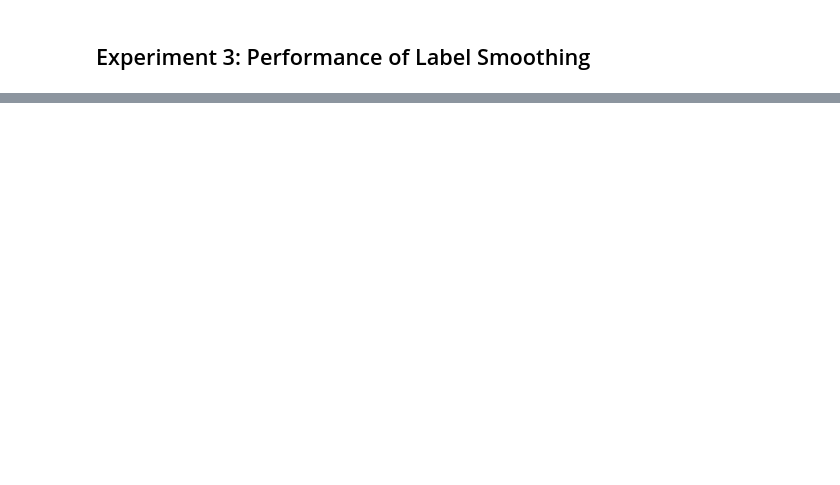
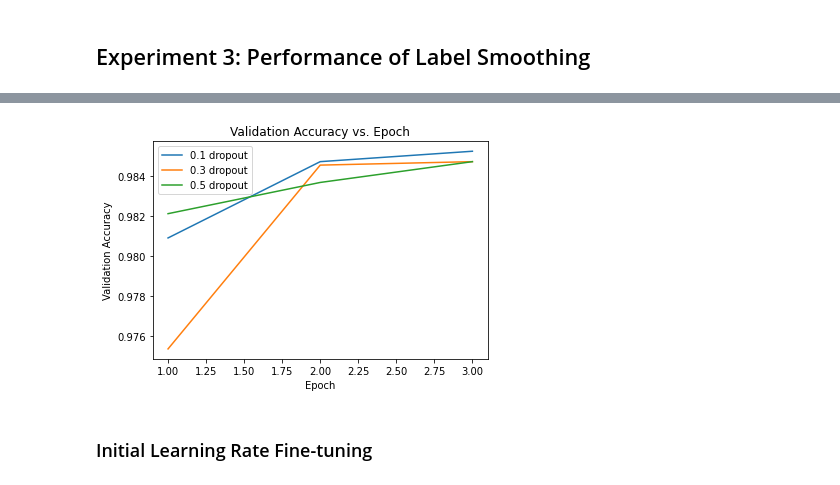
Before and after one commit to mtp9k/Identifying-Clickbait-SYS-60616-, a Jupyter notebook: project_colab.ipynb, the cells around one changed output, grey strips where cells are left out. Cells and saved outputs as stored; diff of their text form; code cells hidden in the pictures; blank space fills up the shorter version.

Commit message:
model tuning

```diff
--- a/project_colab.ipynb
+++ b/project_colab.ipynb
@@ -599,0 +602,12 @@ twitter dataset evaluation accuracy:
+# %%
+def BERT_champion_nn(dropout=0.1):
+    text_input = tf.keras.layers.Input(shape=(), dtype=tf.string, name='text')
+    preprocessing_layer = hub.KerasLayer(tfhub_handle_preprocess, name='preprocessing')
+    encoder_inputs = preprocessing_layer(text_input)
+    encoder = hub.KerasLayer(tfhub_handle_encoder, trainable=True, name='BERT_encoder')
+    outputs = encoder(encoder_inputs)
+    net = outputs['pooled_output']
+    net = tf.keras.layers.Dropout(dropout)(net)
+    net = tf.keras.layers.BatchNormalization()(net)
+    net = tf.keras.layers.Dense(1,activation='sigmoid')(net)
+    return tf.keras.Model(text_input, net)
@@ -599,0 +659,19 @@ twitter dataset evaluation accuracy:
+# %%
+# Lets try choose the right dropout amount
+dropouts = [0.1,0.3,0.5]
+val_accuracies=[]
+for dropout in dropouts:
+  bert_model = BERT_champion_nn(dropout)
+  optimizer = optimization.create_optimizer(init_lr=init_lr,
+                                            num_train_steps=num_train_steps,
+                                            num_warmup_steps=num_warmup_steps,
+                                            optimizer_type='adamw')
+  bert_model.compile(optimizer=optimizer,
+                          loss=loss,
+                          metrics=metrics)
+  history = bert_model.fit(
+      raw_train_ds,
+      validation_data=raw_val_ds,
+      epochs=epochs)
+  print(f'dropout {dropout}: done.')
+  val_accuracies.append(history.history['val_binary_accuracy'])
@@ -599,0 +699,14 @@ twitter dataset evaluation accuracy:
+# %%
+# Plot validation Loss vs. Epoch
+for val_accuracy,dropout in zip(val_accuracies,dropouts):
+    plt.plot(range(1,4),val_accuracy,label=f'{dropout} dropout')
+plt.title('Validation Accuracy vs. Epoch')
+plt.ylabel('Validation Accuracy')
+plt.xlabel('Epoch')
+x1,x2,y1,y2 = plt.axis()
+plt.legend()
+plt.show()
+# %% [output]
+[figure, added]
+# %% [markdown]
+### Initial Learning Rate Fine-tuning
```
Also changed, not shown: parts of 28 cells of this notebook, 1 other file.
